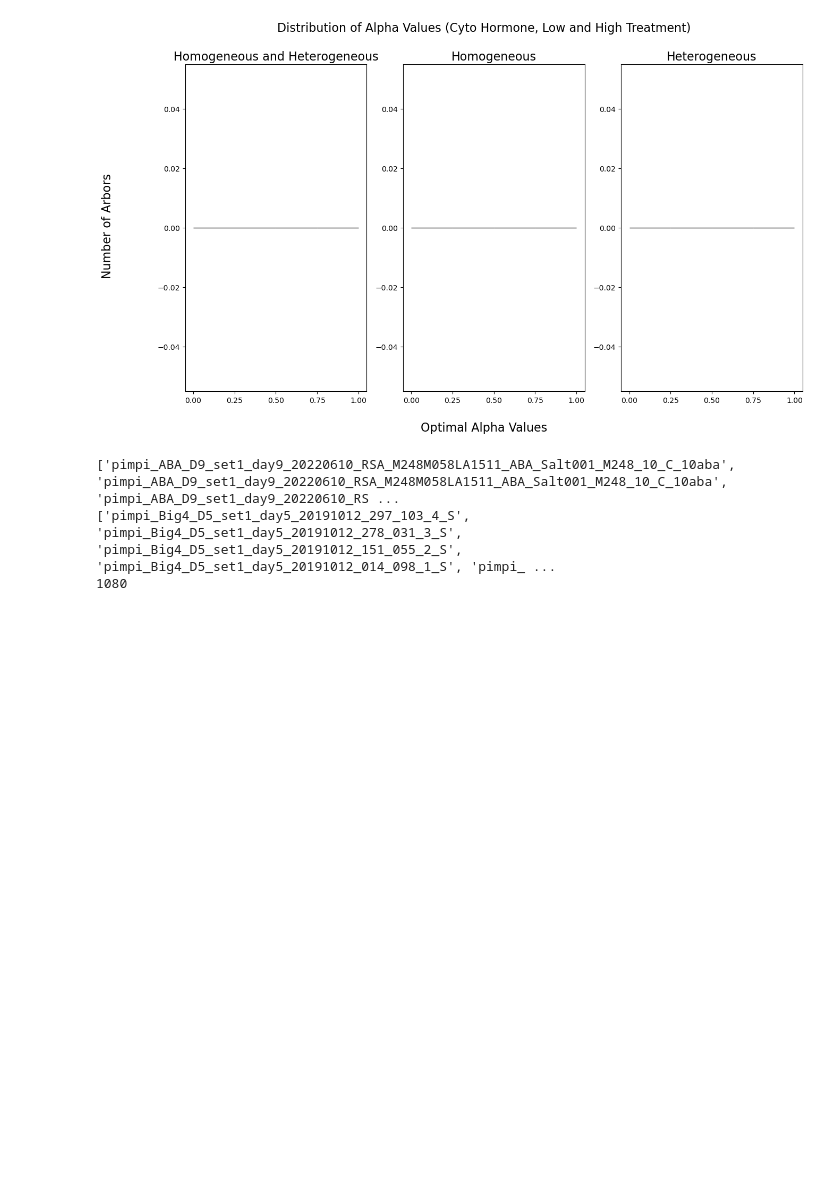
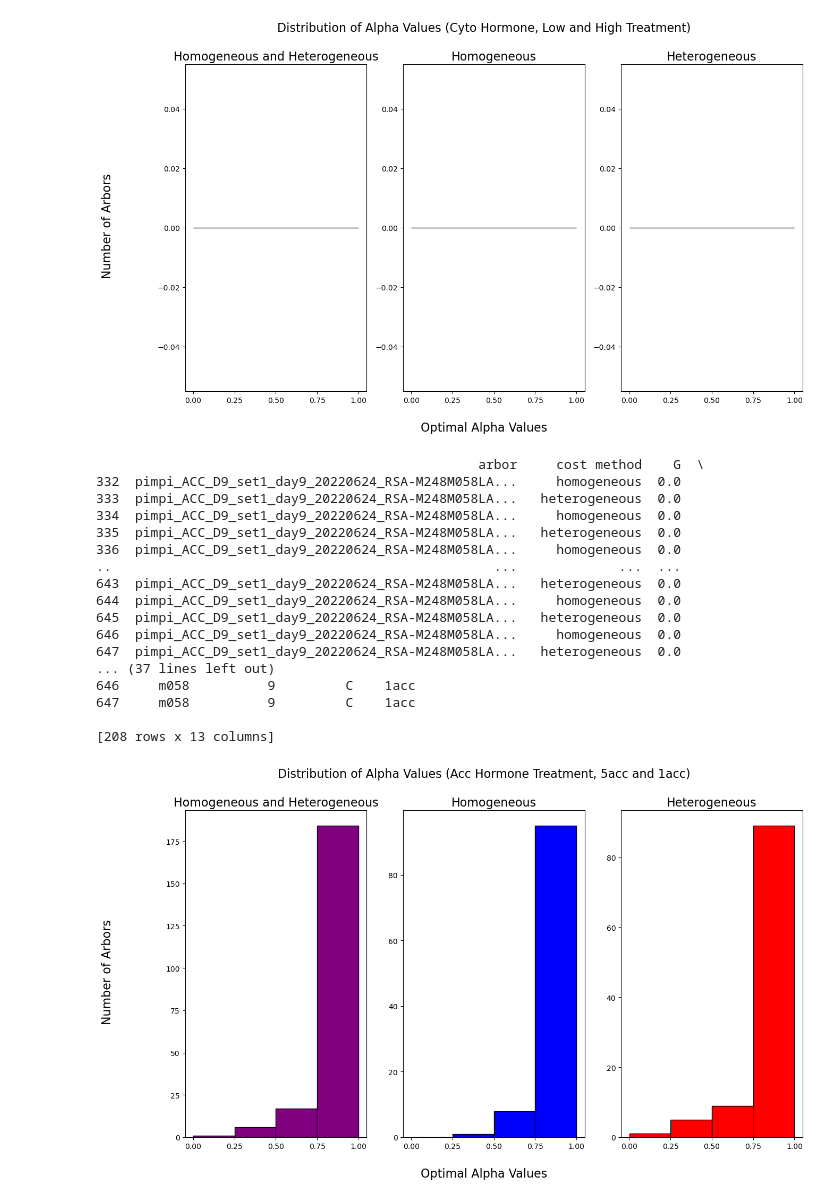
Before and after one commit to arjunc12/Plant-Architecture, a Jupyter notebook: heterogeneity_analysis.ipynb, the cells around one changed output. Drawn from its saved outputs; the diff is of its cells as text; code cells hidden in the pictures; blank space fills up the shorter version.

Commit message:
added a histogram for acc hormone treatment

```diff
--- a/heterogeneity_analysis.ipynb
+++ b/heterogeneity_analysis.ipynb
@@ -253,17 +253,25 @@ Columns: [arbor, cost method, G, alpha, total squared orthogonal distance, exper
 Index: []
 [figure]
 # %%
-# Distribution of Alpha Values (No Hormone Treatment)
+# Distribution of Alpha Values (Acc Hormone Treatment, 5acc and 1acc)
+distribution_of_alpha_values([" 5acc", " 1acc"], "Distribution of Alpha Values (Acc Hormone Treatment, 5acc and 1acc)")
+# %% [output]
+                                                 arbor     cost method    G  \
+332  pimpi_ACC_D9_set1_day9_20220624_RSA-M248M058LA...     homogeneous  0.0
+333  pimpi_ACC_D9_set1_day9_20220624_RSA-M248M058LA...   heterogeneous  0.0
+334  pimpi_ACC_D9_set1_day9_20220624_RSA-M248M058LA...     homogeneous  0.0
+335  pimpi_ACC_D9_set1_day9_20220624_RSA-M248M058LA...   heterogeneous  0.0
+336  pimpi_ACC_D9_set1_day9_20220624_RSA-M248M058LA...     homogeneous  0.0
+..                                                 ...             ...  ...
+643  pimpi_ACC_D9_set1_day9_20220624_RSA-M248M058LA...   heterogeneous  0.0
+644  pimpi_ACC_D9_set1_day9_20220624_RSA-M248M058LA...     homogeneous  0.0
+645  pimpi_ACC_D9_set1_day9_20220624_RSA-M248M058LA...   heterogeneous  0.0
+646  pimpi_ACC_D9_set1_day9_20220624_RSA-M248M058LA...     homogeneous  0.0
+647  pimpi_ACC_D9_set1_day9_20220624_RSA-M248M058LA...   heterogeneous  0.0
+... (37 lines left out)
+646     m058          9         C    1acc
+647     m058          9         C    1acc
+
+[208 rows x 13 columns]
+[figure, added]
-# %%
-# troubleshooting
-print(df_results['arbor'].head(10).tolist())
-print(df_treatment['arbor name'].head(10).tolist())
-
-
-matches = set(df_results['arbor']).intersection(set(df_treatment['arbor name']))
-print(len(matches))
-# %% [output]
-['pimpi_ABA_D9_set1_day9_20220610_RSA_M248M058LA1511_ABA_Salt001_M248_10_C_10aba', 'pimpi_ABA_D9_set1_day9_20220610_RSA_M248M058LA1511_ABA_Salt001_M248_10_C_10aba', 'pimpi_ABA_D9_set1_day9_20220610_RS ...
-['pimpi_Big4_D5_set1_day5_20191012_297_103_4_S', 'pimpi_Big4_D5_set1_day5_20191012_278_031_3_S', 'pimpi_Big4_D5_set1_day5_20191012_151_055_2_S', 'pimpi_Big4_D5_set1_day5_20191012_014_098_1_S', 'pimpi_ ...
-1080
 # %%
```
Also changed, not shown: parts of 1 cell of this notebook.
